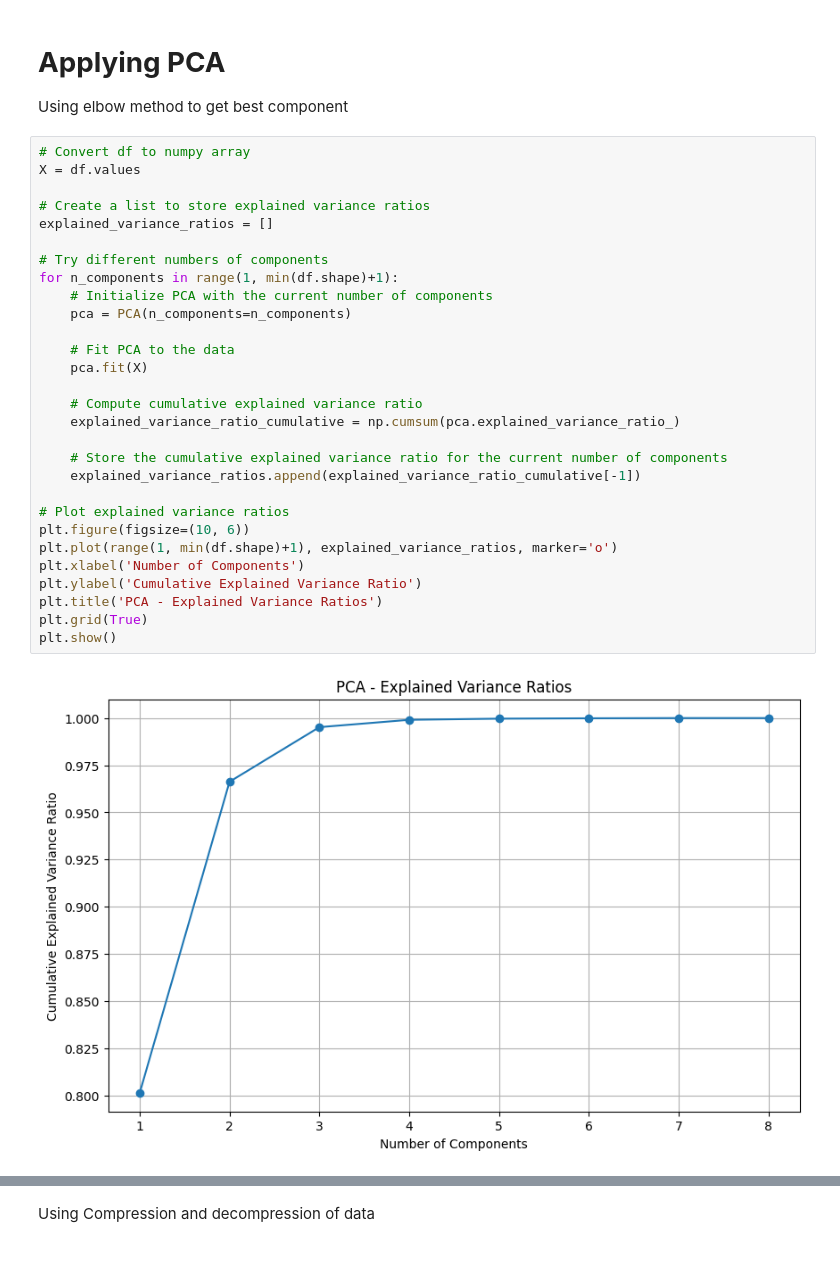
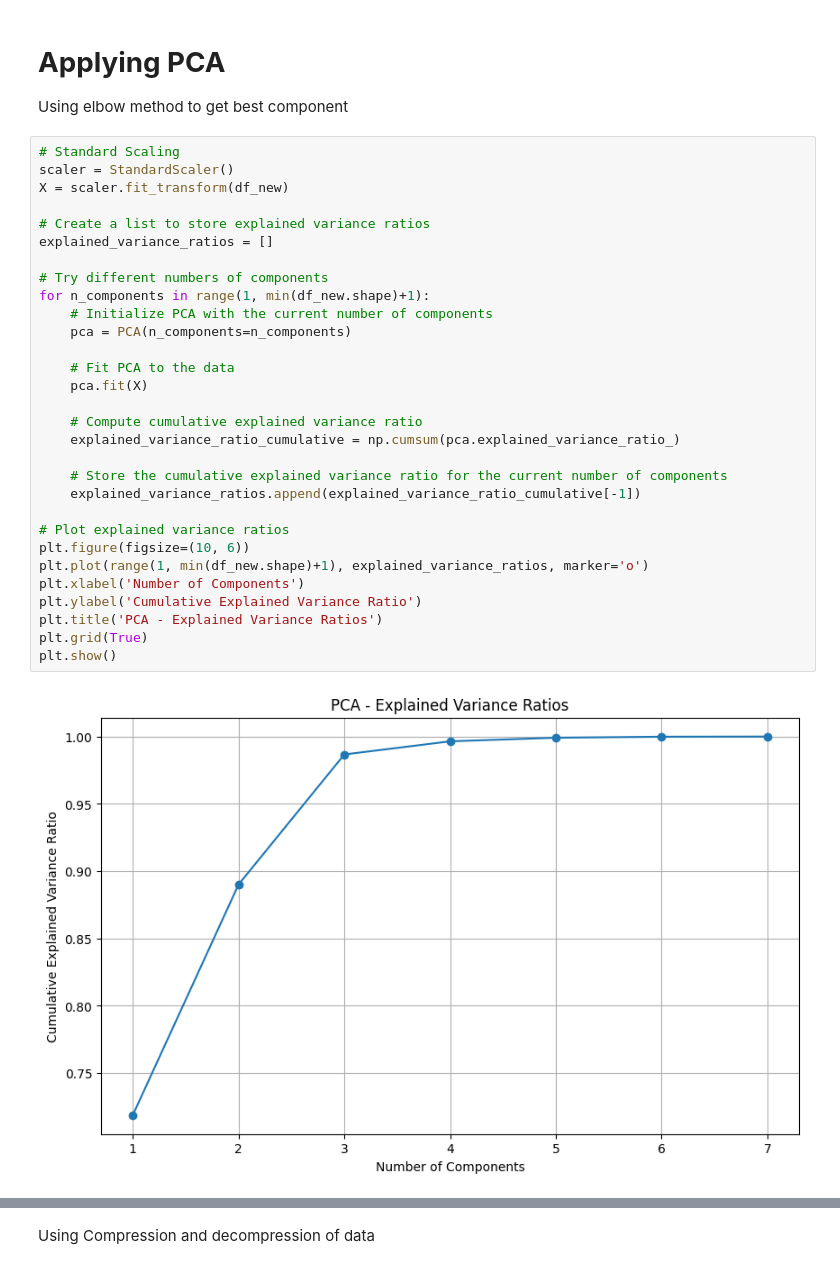
Before and after one commit to RawanKhaled20/Unsupervised_Seeds_Clustering, a Jupyter notebook: Unsupervised_learning_using_cfuzzy_and_cfuzzyentropy.ipynb, the cells around one changed output, grey strips where cells are left out. Saved outputs shown, nothing was run; the diff lists cells and outputs as text.

```diff
--- a/Unsupervised_learning_using_cfuzzy_and_cfuzzyentropy.ipynb
+++ b/Unsupervised_learning_using_cfuzzy_and_cfuzzyentropy.ipynb
@@ -158,34 +162,35 @@ df_new = df.drop(columns=['Type'])
 # **Applying PCA**
 Using elbow method to get best component
 # %%
-# Convert df to numpy array
-X = df.values
+# Standard Scaling
+scaler = StandardScaler()
+X = scaler.fit_transform(df_new)
 
 # Create a list to store explained variance ratios
 explained_variance_ratios = []
 
 # Try different numbers of components
-for n_components in range(1, min(df.shape)+1):
+for n_components in range(1, min(df_new.shape)+1):
     # Initialize PCA with the current number of components
     pca = PCA(n_components=n_components)
 
     # Fit PCA to the data
     pca.fit(X)
 
     # Compute cumulative explained variance ratio
     explained_variance_ratio_cumulative = np.cumsum(pca.explained_variance_ratio_)
 
     # Store the cumulative explained variance ratio for the current number of components
     explained_variance_ratios.append(explained_variance_ratio_cumulative[-1])
 
 # Plot explained variance ratios
 plt.figure(figsize=(10, 6))
-plt.plot(range(1, min(df.shape)+1), explained_variance_ratios, marker='o')
+plt.plot(range(1, min(df_new.shape)+1), explained_variance_ratios, marker='o')
 plt.xlabel('Number of Components')
 plt.ylabel('Cumulative Explained Variance Ratio')
 plt.title('PCA - Explained Variance Ratios')
 plt.grid(True)
 plt.show()
 # %% [output]
-[figure, old version]
+[figure, new version]
 # %% [markdown]
```
Also changed, not shown: parts of 49 cells of this notebook.
